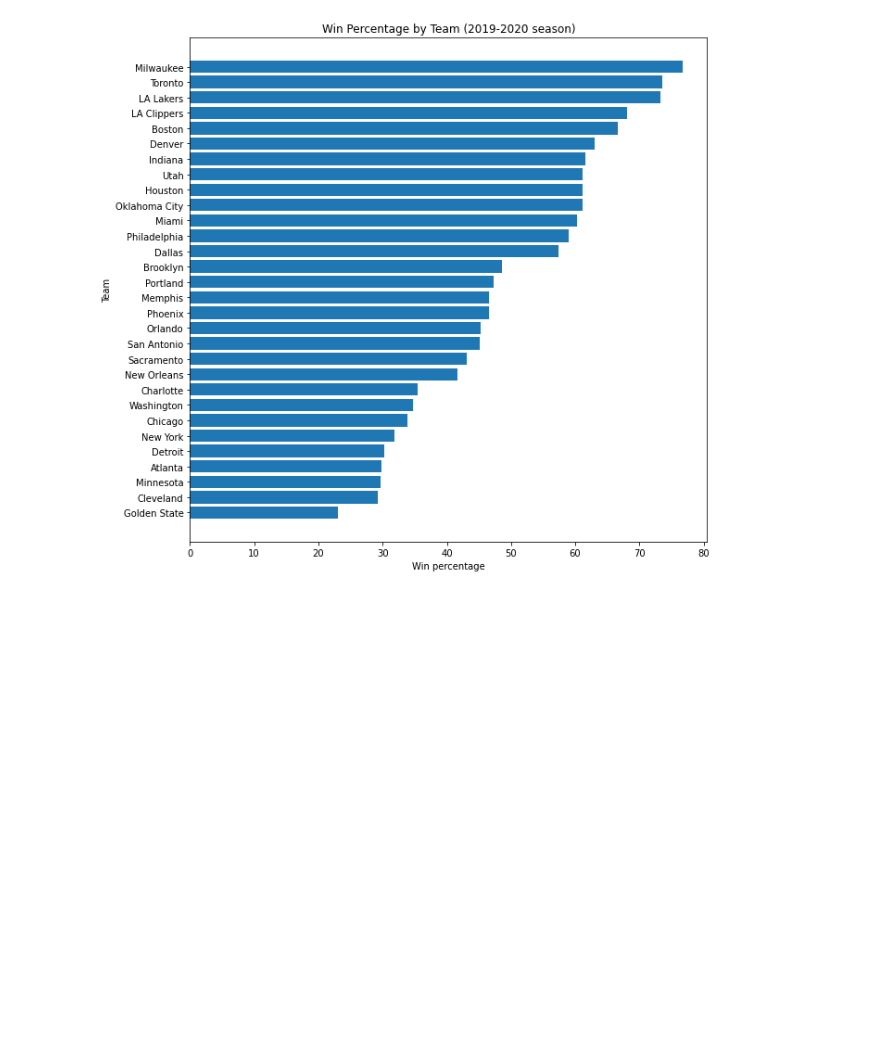
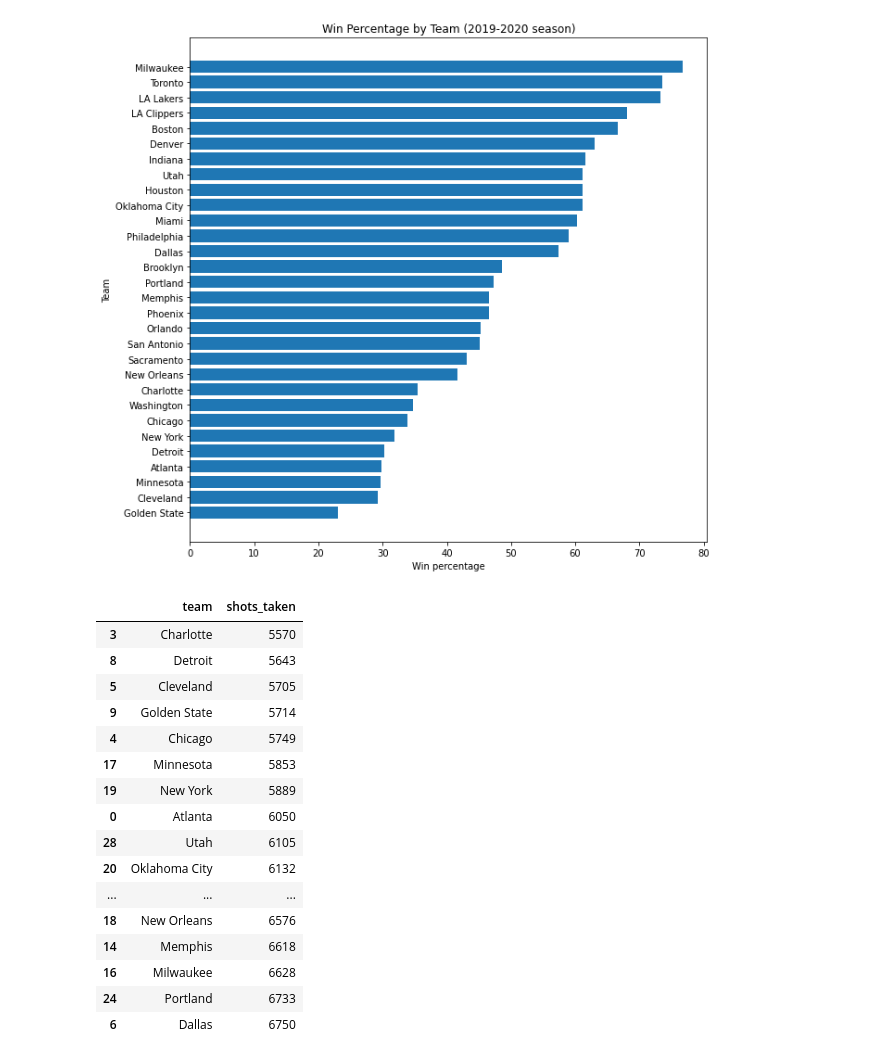
Before and after one commit to ensonsoo00/nba_shot_analysis, a Jupyter notebook: notebooks/eda.ipynb, the cells around one changed output. Saved outputs shown, nothing was run; the diff lists cells and outputs as text; code cells hidden in the pictures; blank space fills up the shorter version.

```diff
--- a/notebooks/eda.ipynb
+++ b/notebooks/eda.ipynb
@@ -81,3 +82,25 @@ plt.title("Win Percentage by Team (2019-2020 season)")
 plt.show()
 # %% [output]
 [figure]
+# %%
+shots = df.groupby("team")["game_id"].count().reset_index().rename({"game_id": "shots_taken"}, axis=1)
+shots = shots.sort_values("shots_taken")
+shots
+# %% [output]
+|  | team | shots_taken |
+| 3 | Charlotte | 5570 |
+| 8 | Detroit | 5643 |
+| 5 | Cleveland | 5705 |
+| 9 | Golden State | 5714 |
+| 4 | Chicago | 5749 |
+| 17 | Minnesota | 5853 |
+| 19 | New York | 5889 |
+| 0 | Atlanta | 6050 |
+| 28 | Utah | 6105 |
+| 20 | Oklahoma City | 6132 |
+| ... | ... | ... |
+| 18 | New Orleans | 6576 |
+| 14 | Memphis | 6618 |
+| 16 | Milwaukee | 6628 |
+| 24 | Portland | 6733 |
+| 6 | Dallas | 6750 |
```
Also changed, not shown: parts of 4 cells of this notebook, 6 other files.
